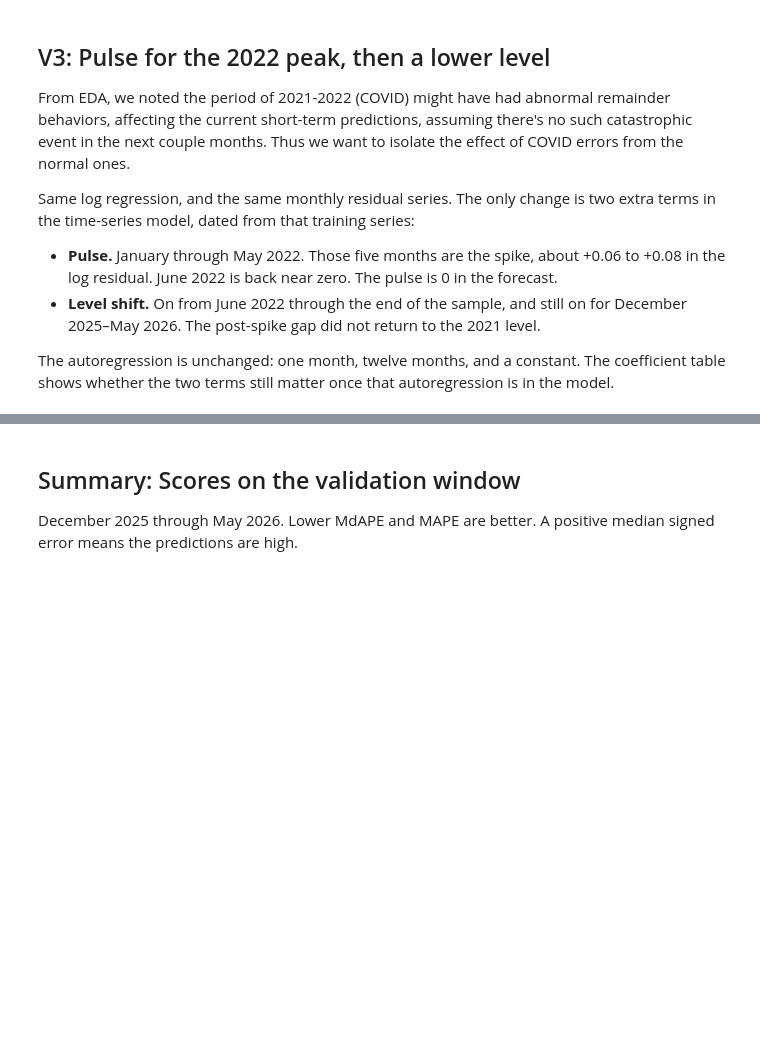
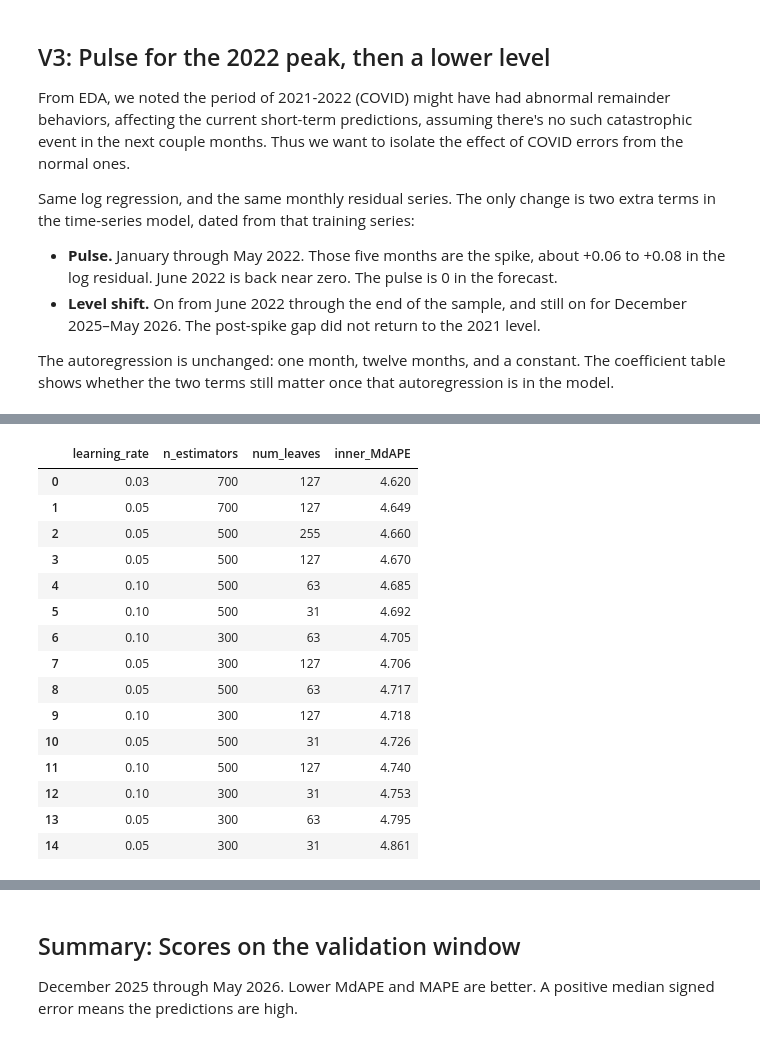
Before and after one commit to phuonganhdangamy/SSU-Data-Dash, a Jupyter notebook: notebooks/list_aware_models.ipynb, the cells around one changed output, grey strips where cells are left out. Saved outputs shown, nothing was run; the diff lists cells and outputs as text; code cells hidden in the pictures; blank space fills up the shorter version.

```diff
--- a/notebooks/list_aware_models.ipynb
+++ b/notebooks/list_aware_models.ipynb
@@ -428,0 +914,18 @@ Log OLS + 2022 pulse and level shift: MdAPE 4.80%, MAPE 5.98%, median signed err
+# %%
+sold_to_list = (train["sold_price"] / train["list_price"]).to_numpy()
+type_discount_table = past_median_table(train, sold_to_list, ["house_type_name"])
+
+
+def with_type_discount(frame, base):
+    X = base.copy()
+    discount, _ = lookup_past(frame, type_discount_table, ["house_type_name"])
+    X["type_discount"] = discount
+    return X
+
+
+x10_train = with_type_discount(train, x9_train)
+x10_valid = with_type_discount(valid, x9_valid)
+print(f"Type discount on training rows: median {np.nanmedian(x10_train['type_discount']):.3f}")
+v10_model = XGBRegressor(**xgb_settings)
+v10_model.fit(x10_train, log_sold)
+add_score("V10 XGBoost, plus type discount", np.exp(v10_model.predict(x10_valid)), valid["sold_price"])
@@ -428,0 +1037,73 @@ Log OLS + 2022 pulse and level shift: MdAPE 4.80%, MAPE 5.98%, median signed err
+# %%
+from lightgbm import LGBMRegressor
+from sklearn.model_selection import ParameterGrid
+
+lgb_categories = ["house_type_name", "house_style", "municipality"]
+lgb_fixed = dict(
+    min_child_samples=20,
+    subsample=0.8,
+    subsample_freq=1,
+    colsample_bytree=0.8,
+    reg_lambda=1.0,
+    random_state=0,
+    n_jobs=-1,
+    verbosity=-1,
+)
+fit_rows = (train["date_sold"] < pd.Timestamp("2025-07-01")).to_numpy()
+sold_inner = train["sold_price"].to_numpy()[~fit_rows]
+log_fit = np.log(train["sold_price"].to_numpy()[fit_rows])
+lgb_candidates = list(ParameterGrid(
+    {"num_leaves": [31, 63, 127], "learning_rate": [0.05, 0.1], "n_estimators": [300, 500]}
+))
+lgb_candidates.extend([
+    {"num_leaves": 255, "learning_rate": 0.05, "n_estimators": 500},
+    {"num_leaves": 127, "learning_rate": 0.05, "n_estimators": 700},
+    {"num_leaves": 127, "learning_rate": 0.03, "n_estimators": 700},
+])
+
+
+def inner_lightgbm(params):
+    model = LGBMRegressor(**lgb_fixed, **params)
+    model.fit(x9_train.iloc[fit_rows], log_fit, categorical_feature=lgb_categories)
+    predicted = np.exp(model.predict(x9_train.iloc[~fit_rows]))
+    error = np.abs(predicted - sold_inner) / sold_inner
+    return round(float(np.median(error) * 100), 3)
+
+
+lgb_rows = []
+for params in lgb_candidates:
+    lgb_rows.append({**params, "inner_MdAPE": inner_lightgbm(params)})
+lgb_table = pd.DataFrame(lgb_rows).sort_values(
+    ["inner_MdAPE", "n_estimators", "num_leaves", "learning_rate"], kind="mergesort"
+).reset_index(drop=True)
+display(lgb_table)
+best_lgb = lgb_table.iloc[0]
+v12_model = LGBMRegressor(
+    **lgb_fixed,
+    num_leaves=int(best_lgb.num_leaves),
+    learning_rate=float(best_lgb.learning_rate),
+    n_estimators=int(best_lgb.n_estimators),
+)
+v12_model.fit(x9_train, log_sold, categorical_feature=lgb_categories)
+add_score(
+    f"V12 LightGBM, {int(best_lgb.num_leaves)} leaves, lr {best_lgb.learning_rate:g}, {int(best_lgb.n_estimators)} trees",
+    np.exp(v12_model.predict(x9_valid)),
+    valid["sold_price"],
+)
+# %% [output]
+|  | learning_rate | n_estimators | num_leaves | inner_MdAPE |
+| 0 | 0.03 | 700 | 127 | 4.620 |
+| 1 | 0.05 | 700 | 127 | 4.649 |
+| 2 | 0.05 | 500 | 255 | 4.660 |
+| 3 | 0.05 | 500 | 127 | 4.670 |
+| 4 | 0.10 | 500 | 63 | 4.685 |
+| 5 | 0.10 | 500 | 31 | 4.692 |
+| 6 | 0.10 | 300 | 63 | 4.705 |
+| 7 | 0.05 | 300 | 127 | 4.706 |
+| 8 | 0.05 | 500 | 63 | 4.717 |
+| 9 | 0.10 | 300 | 127 | 4.718 |
+| 10 | 0.05 | 500 | 31 | 4.726 |
+| 11 | 0.10 | 500 | 127 | 4.740 |
+| 12 | 0.10 | 300 | 31 | 4.753 |
+| 13 | 0.05 | 300 | 63 | 4.795 |
+| 14 | 0.05 | 300 | 31 | 4.861 |
```
Also changed, not shown: parts of 30 cells of this notebook.
